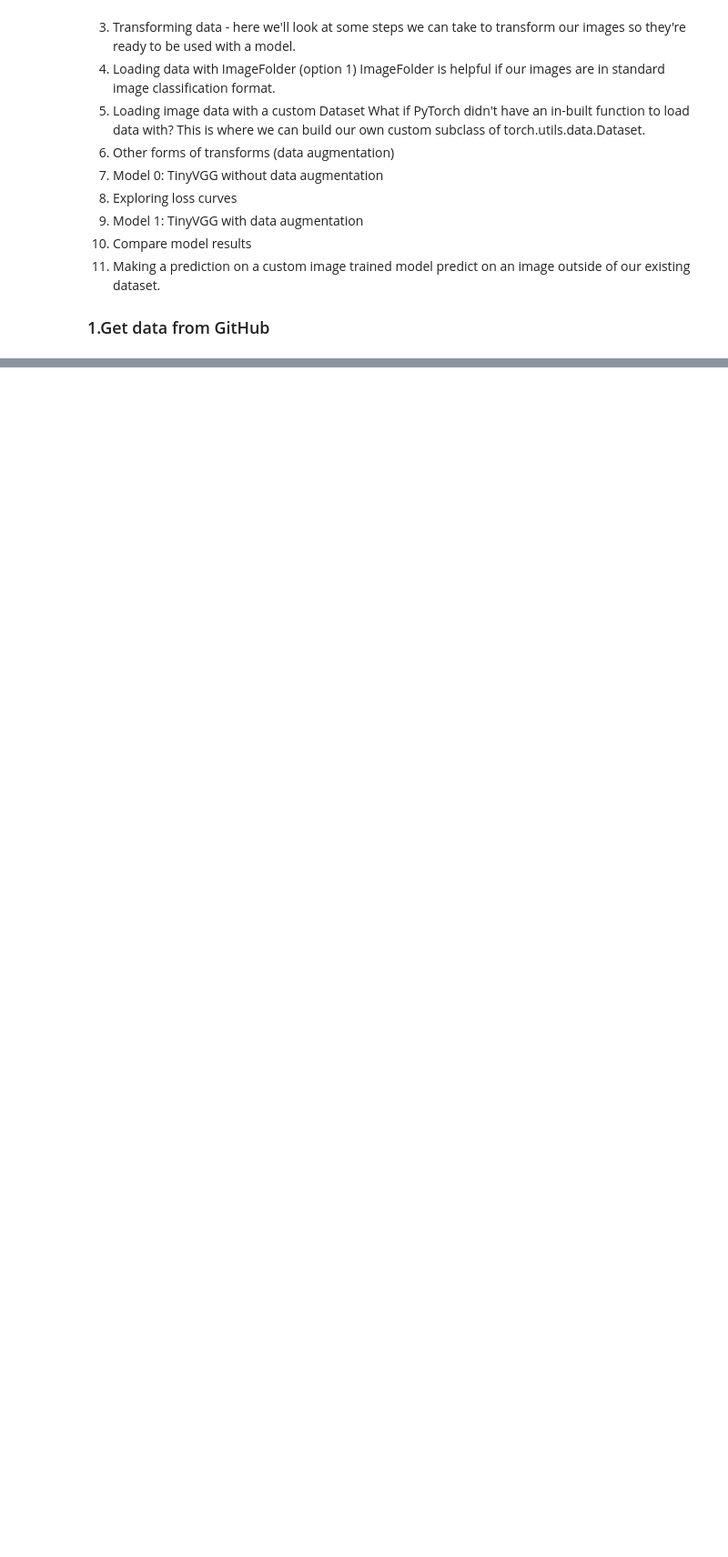
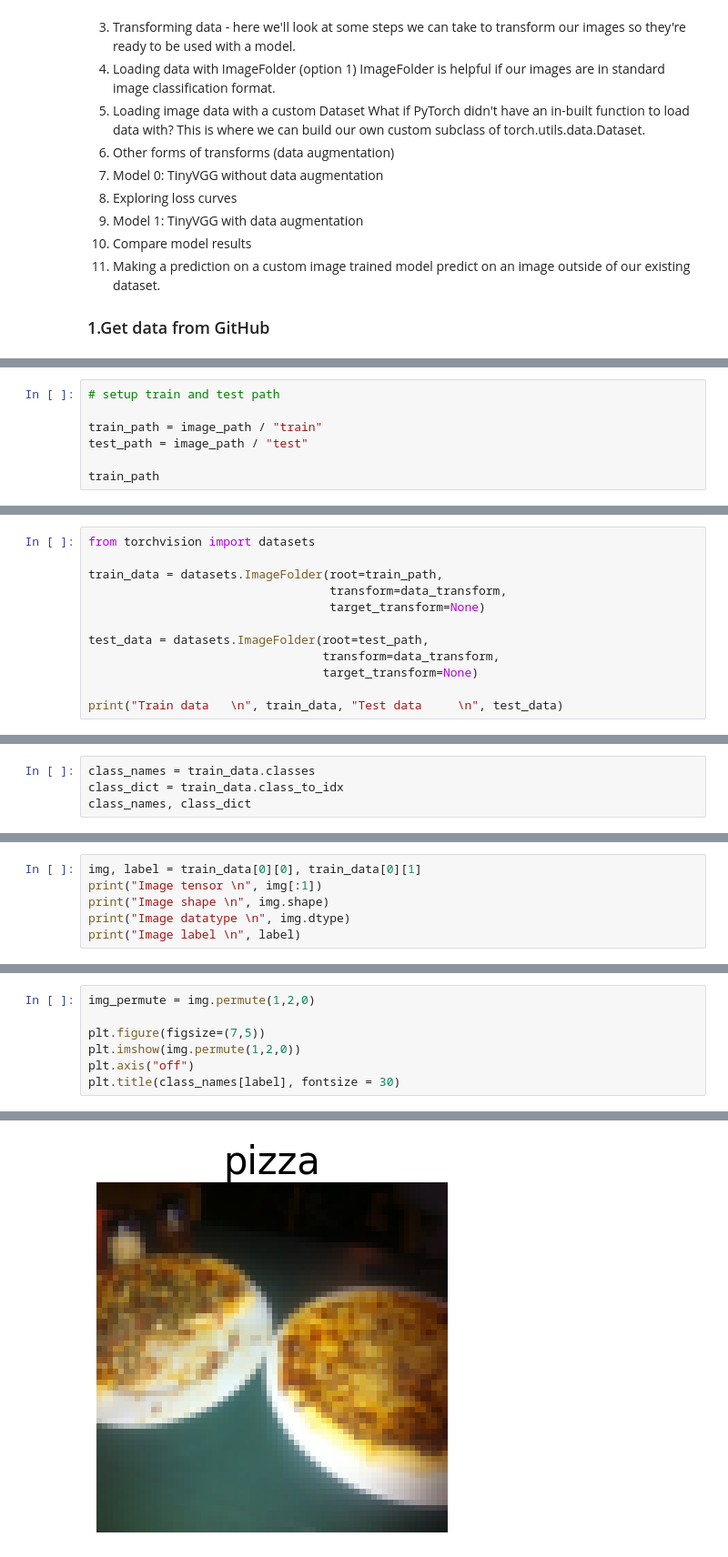
Before and after one commit to kailas711/ZTM-PyTorch, a Jupyter notebook: 04 . PyTorch Custom Datasets.ipynb, the cells around one changed output, grey strips where cells are left out. Shown at 91% size. Drawn from its saved outputs; the diff is of its cells as text; blank space fills up the shorter version.

Commit message:
cusotm dataset

```diff
--- a/04 . PyTorch Custom Datasets.ipynb
+++ b/04 . PyTorch Custom Datasets.ipynb
@@ -58,0 +98,7 @@ Preparing data......
+# %%
+# setup train and test path
+
+train_path = image_path / "train"
+test_path = image_path / "test"
+
+train_path
@@ -58,0 +208,12 @@ Preparing data......
+# %%
+from torchvision import datasets
+
+train_data = datasets.ImageFolder(root=train_path,
+                                  transform=data_transform,
+                                  target_transform=None)
+
+test_data = datasets.ImageFolder(root=test_path,
+                                 transform=data_transform,
+                                 target_transform=None)
+
+print("Train data   \n", train_data, "Test data     \n", test_data)
@@ -58,0 +240,4 @@ Preparing data......
+# %%
+class_names = train_data.classes
+class_dict = train_data.class_to_idx
+class_names, class_dict
@@ -58,0 +246,6 @@ Preparing data......
+# %%
+img, label = train_data[0][0], train_data[0][1]
+print("Image tensor \n", img[:1])
+print("Image shape \n", img.shape)
+print("Image datatype \n", img.dtype)
+print("Image label \n", label)
@@ -58,0 +267,8 @@ Preparing data......
+# %%
+img_permute = img.permute(1,2,0)
+
+plt.figure(figsize=(7,5))
+plt.imshow(img.permute(1,2,0))
+plt.axis("off")
+plt.title(class_names[label], fontsize = 30)
+# %% [output]
@@ -58,0 +276 @@ Preparing data......
+[figure, added]
```
Also changed, not shown: parts of 39 cells of this notebook.
